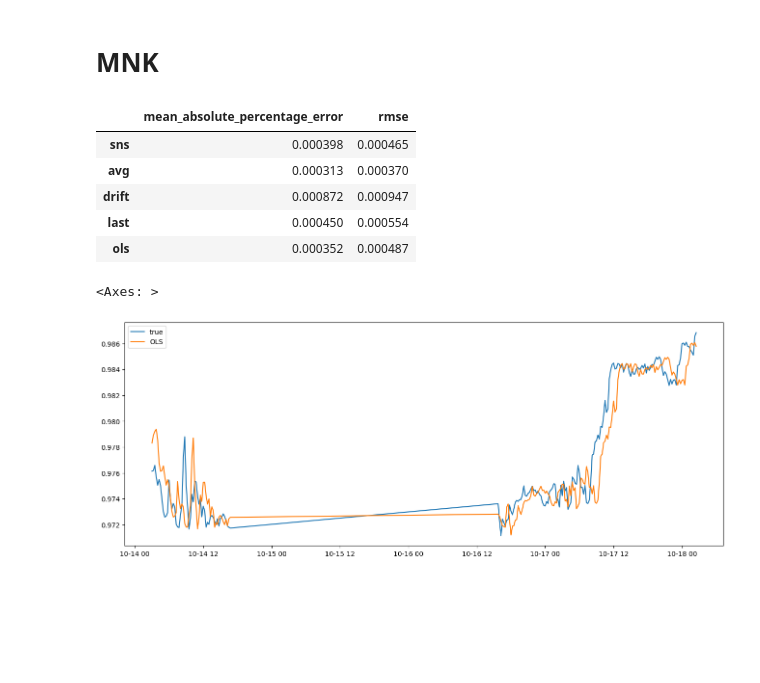
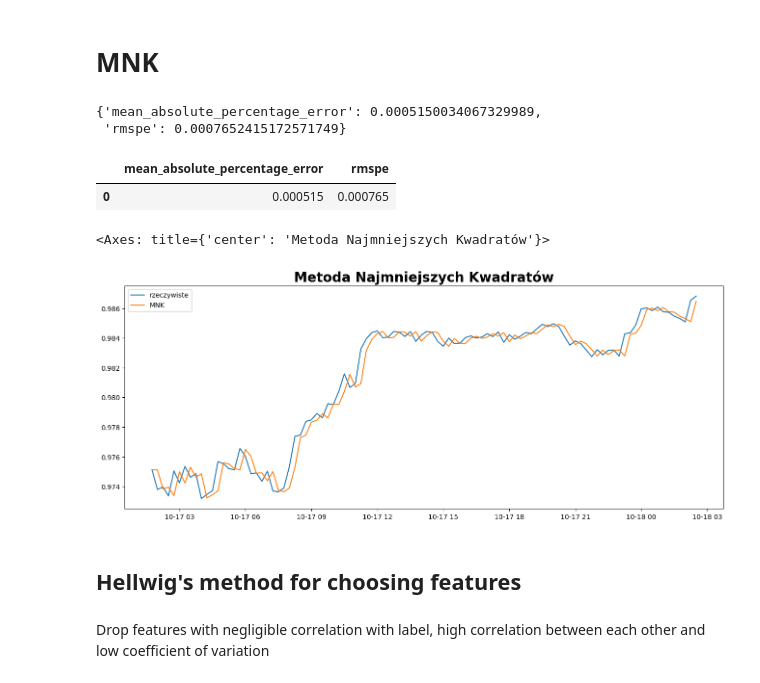
Before and after one commit to sebastiansukiennik01/ForexForecasting, a Jupyter notebook: chapter_3_3.ipynb, the cells around one changed output. Drawn from its saved outputs; the diff is of its cells as text; code cells hidden in the pictures; blank space fills up the shorter version.

```diff
--- a/chapter_3_3.ipynb
+++ b/chapter_3_3.ipynb
@@ -30,27 +33,30 @@ eurusd = load(currency=CURRENCY, interval=INTERVAL)
 eurusd = clean_data(eurusd)
 data = DataSet(data=eurusd, ratios=[0.95, 0.05], label=['target_value'])
 tscv = TSCV(dataset=data,
-            n_splits=50,
+            n_splits=20,
             test_size=5)
 # %%
 results = {'sns': {}, 'avg': {}, 'drift': {}, 'last': {}}
+pred = {'sns': [], 'avg': [], 'drift': [], 'last': []}
+
 tscv.run(model=NaiveSeasonal(), h=5, k=4, norm_type="standarize")
 results['sns'] = tscv.metric_values
+pred['sns'] = tscv.predicted
 print("sns")
 
 avg = tscv.run(model=NaiveAVG(), h=5, T=4, norm_type="standarize")
-tscv.run(model=NaiveAVG(), h=5, T=4, norm_type="standarize")
 results['avg'] = tscv.metric_values
+pred['avg'] = tscv.predicted
 print("avg")
 
 drift = tscv.run(model=NaiveDrift(), h=5, norm_type="standarize")
-tscv.run(model=NaiveDrift(), h=5, norm_type="standarize")
 results['drift'] = tscv.metric_values
+pred['drift'] = tscv.predicted
 print("drift")
 
 last = tscv.run(model=NaiveLast(), h=5, norm_type="standarize")
-tscv.run(model=NaiveLast(), h=5, norm_type="standarize")
 results['last'] = tscv.metric_values
+pred['last'] = tscv.predicted
 print("last")
 # %% [output]
 sns
@@ -77,21 +95,25 @@ lp.plot(x, results['last']['predicted'][:-5], label="last")
 # %%
 tscv.run(model=OLS())
 results['ols'] = tscv.metric_values
+pred['ols'] = tscv.predicted
+# %%
+results['ols']
+# %% [output]
+{'mean_absolute_percentage_error': 0.0005150034067329989,
+ 'rmspe': 0.0007652415172571749}
 # %%
-pd.DataFrame().from_dict(results).transpose()
+pd.DataFrame(results['ols'], index=[0])
 # %% [output]
-|  | mean_absolute_percentage_error | rmse |
-| sns | 0.000398 | 0.000465 |
-| avg | 0.000313 | 0.000370 |
-| drift | 0.000872 | 0.000947 |
-| last | 0.000450 | 0.000554 |
-| ols | 0.000352 | 0.000487 |
+|  | mean_absolute_percentage_error | rmspe |
+| 0 | 0.000515 | 0.000765 |
 # %%
-x = tscv.dataset.data.index[-195:]
+x = tscv.dataset.data.index[-100:]
 
 lp = LinearPlot(legend=True, h=6, w=16)
-lp.plot(x, tscv.dataset.data.loc[x, 'target_value'], label="true")
-lp.plot(x, tscv.predicted[:-5], label="OLS")
+lp.plot(x, tscv.dataset.data.loc[x, 'target_value'], label="rzeczywiste", title="Metoda Najmniejszych Kwadratów")
+lp.plot(x, pred['ols'], label="MNK")
 # %% [output]
-<Axes: >
+<Axes: title={'center': 'Metoda Najmniejszych Kwadratów'}>
-[figure, old version]
+[figure, new version]
+# %% [markdown]
+## Hellwig's method for choosing features
@@ -97,0 +123,2 @@ lp.plot(x, tscv.predicted[:-5], label="OLS")
+# %% [markdown]
+Drop features with negligible correlation with label, high correlation between each other and low coefficient of variation
```
Also changed, not shown: parts of 43 cells of this notebook, 10 other files.
